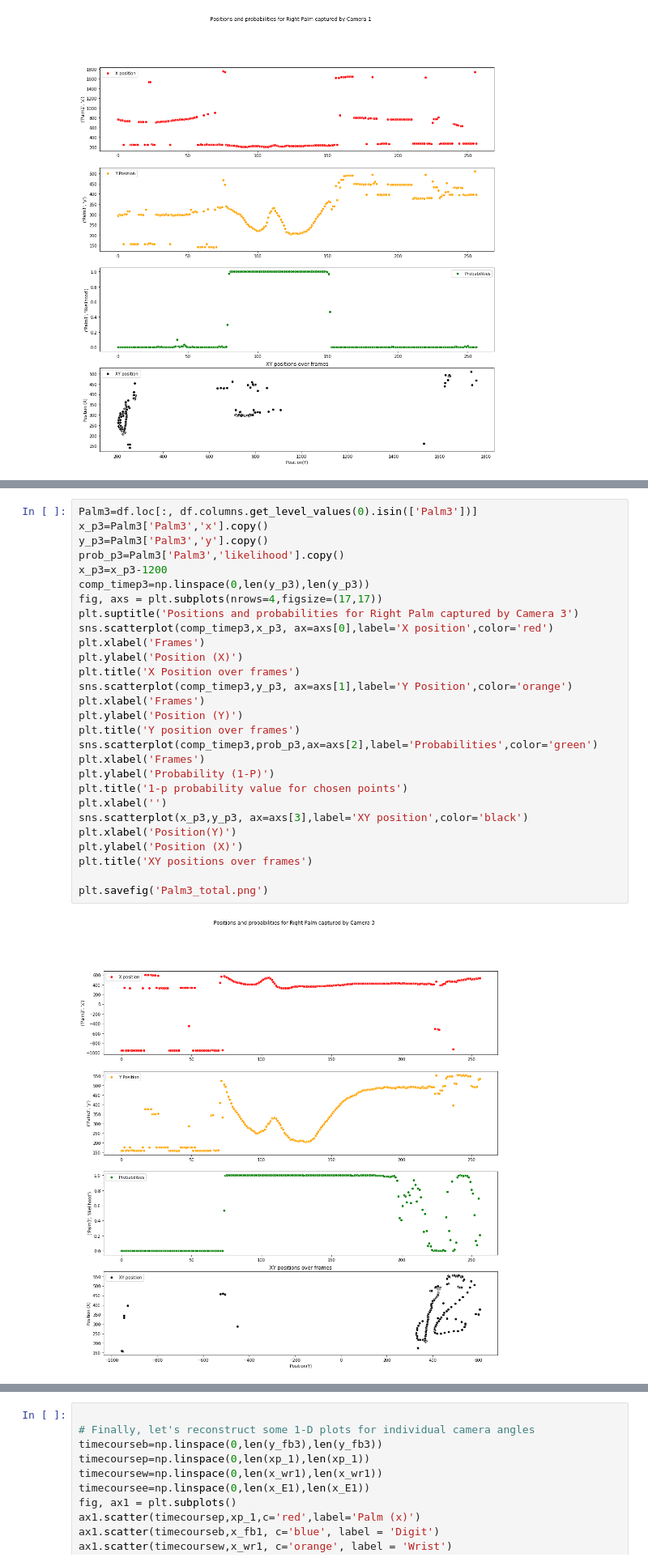
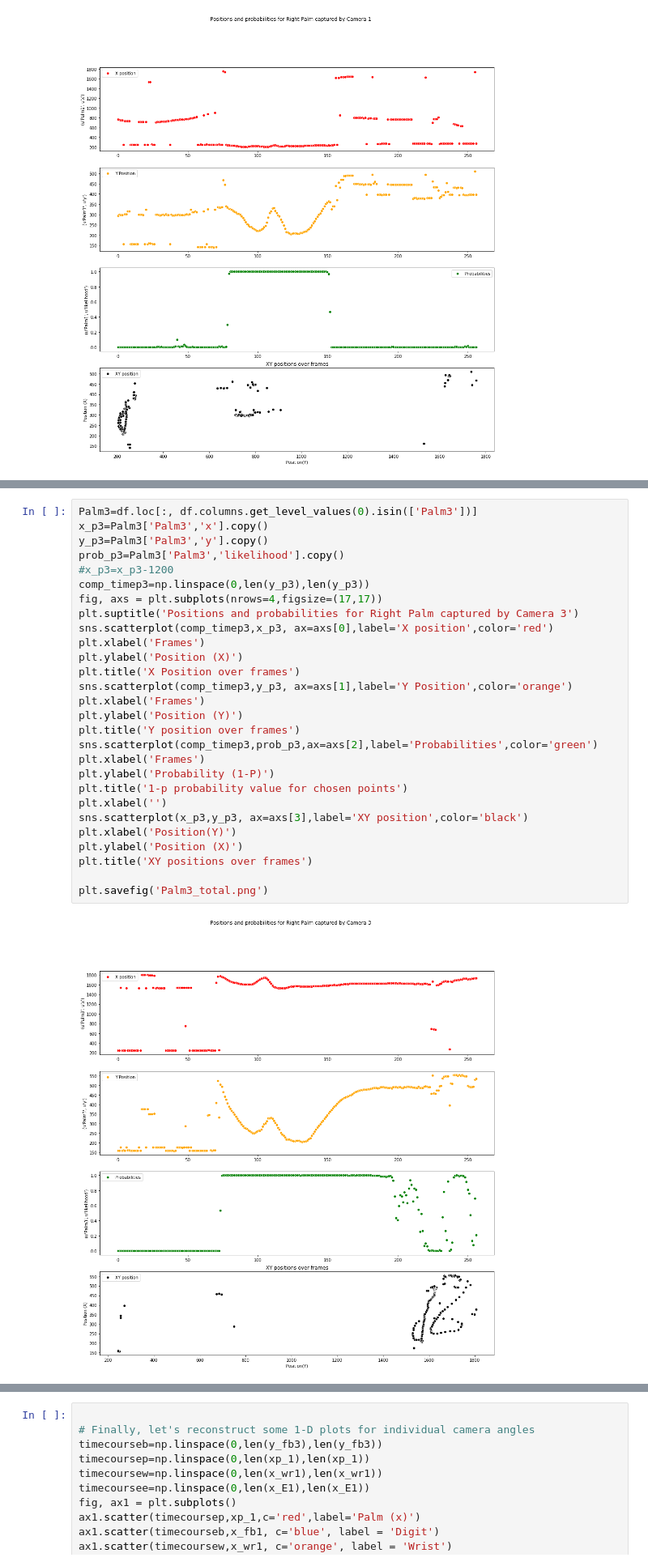
Before and after one commit to brettthepunk/ImageReconstruction, a Jupyter notebook: Kinematic_Workspace.ipynb, the cells around one changed output, grey strips where cells are left out. Shown at 81% size. Drawn from its saved outputs; the diff is of its cells as text.

```diff
--- a/Kinematic_Workspace.ipynb
+++ b/Kinematic_Workspace.ipynb
@@ -352,30 +352,30 @@ plt.savefig('Palm2_total.png')
 # %%
 Palm3=df.loc[:, df.columns.get_level_values(0).isin(['Palm3'])]
 x_p3=Palm3['Palm3','x'].copy()
 y_p3=Palm3['Palm3','y'].copy()
 prob_p3=Palm3['Palm3','likelihood'].copy()
-x_p3=x_p3-1200
+#x_p3=x_p3-1200
 comp_timep3=np.linspace(0,len(y_p3),len(y_p3))
 fig, axs = plt.subplots(nrows=4,figsize=(17,17))
 plt.suptitle('Positions and probabilities for Right Palm captured by Camera 3')
 sns.scatterplot(comp_timep3,x_p3, ax=axs[0],label='X position',color='red')
 plt.xlabel('Frames')
 plt.ylabel('Position (X)')
 plt.title('X Position over frames')
 sns.scatterplot(comp_timep3,y_p3, ax=axs[1],label='Y Position',color='orange')
 plt.xlabel('Frames')
 plt.ylabel('Position (Y)')
 plt.title('Y position over frames')
 sns.scatterplot(comp_timep3,prob_p3,ax=axs[2],label='Probabilities',color='green')
 plt.xlabel('Frames')
 plt.ylabel('Probability (1-P)')
 plt.title('1-p probability value for chosen points')
 plt.xlabel('')
 sns.scatterplot(x_p3,y_p3, ax=axs[3],label='XY position',color='black')
 plt.xlabel('Position(Y)')
 plt.ylabel('Position (X)')
 plt.title('XY positions over frames')
 
 plt.savefig('Palm3_total.png')
 # %% [output]
-[figure, old version]
+[figure, new version]
```
Also changed, not shown: parts of 14 cells of this notebook.
